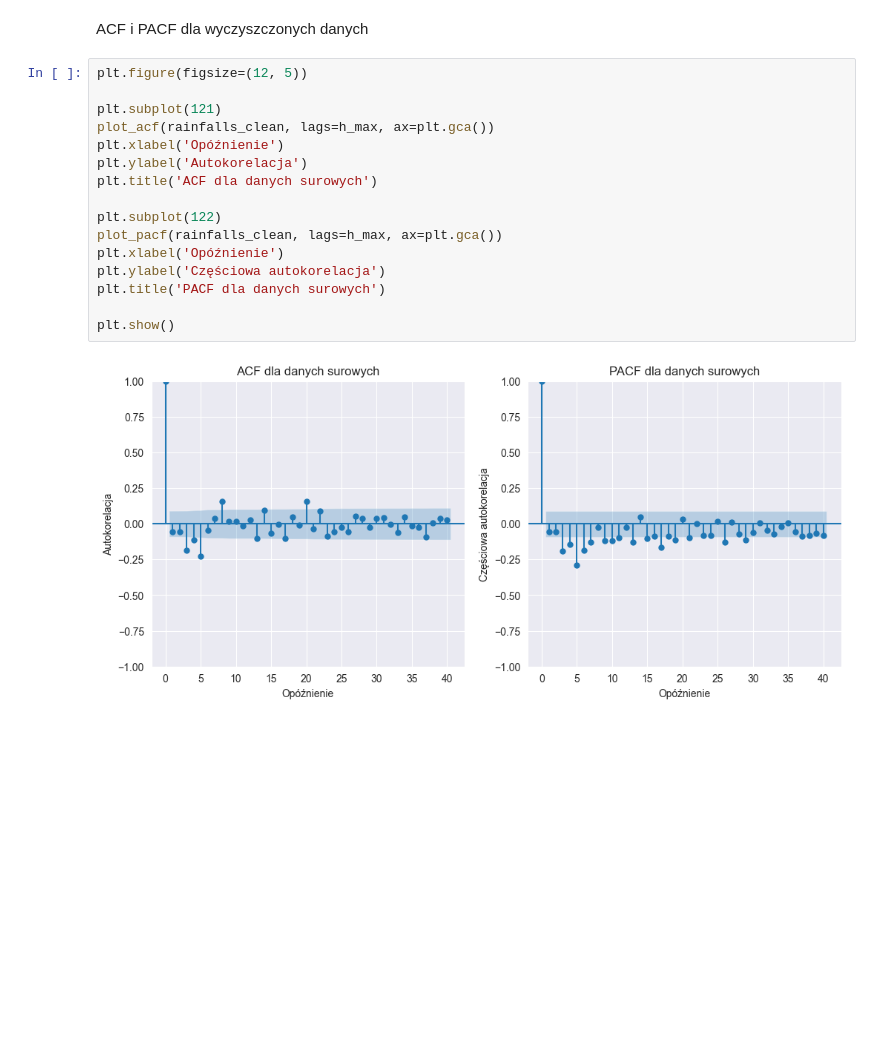
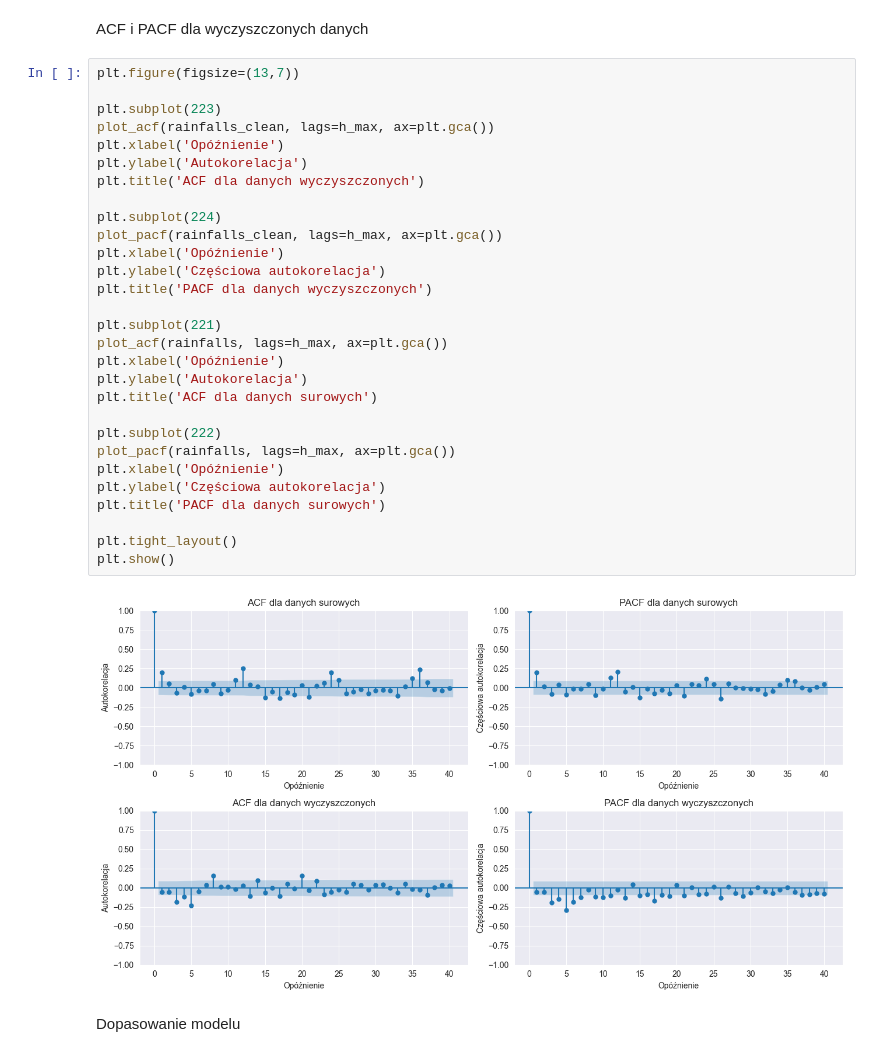
Before and after one commit to rafglo/Computer-Analysis-of-Time-Series, a Jupyter notebook: raport.ipynb, the cells around one changed output. Drawn from its saved outputs; the diff is of its cells as text; blank space fills up the shorter version.

```diff
--- a/raport.ipynb
+++ b/raport.ipynb
@@ -207,20 +207,35 @@ Statystyka testowa = -9.757, p-Value = 0.0 => Stationary.
 # %% [markdown]
 ACF i PACF dla wyczyszczonych danych
 # %%
-plt.figure(figsize=(12, 5))
+plt.figure(figsize=(13,7))
 
-plt.subplot(121)
+plt.subplot(223)
 plot_acf(rainfalls_clean, lags=h_max, ax=plt.gca())
+plt.xlabel('Opóźnienie')
+plt.ylabel('Autokorelacja')
+plt.title('ACF dla danych wyczyszczonych')
+
+plt.subplot(224)
+plot_pacf(rainfalls_clean, lags=h_max, ax=plt.gca())
+plt.xlabel('Opóźnienie')
+plt.ylabel('Częściowa autokorelacja')
+plt.title('PACF dla danych wyczyszczonych')
+
+plt.subplot(221)
+plot_acf(rainfalls, lags=h_max, ax=plt.gca())
 plt.xlabel('Opóźnienie')
 plt.ylabel('Autokorelacja')
 plt.title('ACF dla danych surowych')
 
-plt.subplot(122)
-plot_pacf(rainfalls_clean, lags=h_max, ax=plt.gca())
+plt.subplot(222)
+plot_pacf(rainfalls, lags=h_max, ax=plt.gca())
 plt.xlabel('Opóźnienie')
 plt.ylabel('Częściowa autokorelacja')
 plt.title('PACF dla danych surowych')
 
+plt.tight_layout()
 plt.show()
 # %% [output]
-[figure, old version]
+[figure, new version]
+# %% [markdown]
+Dopasowanie modelu
```
Also changed, not shown: parts of 5 cells of this notebook.
